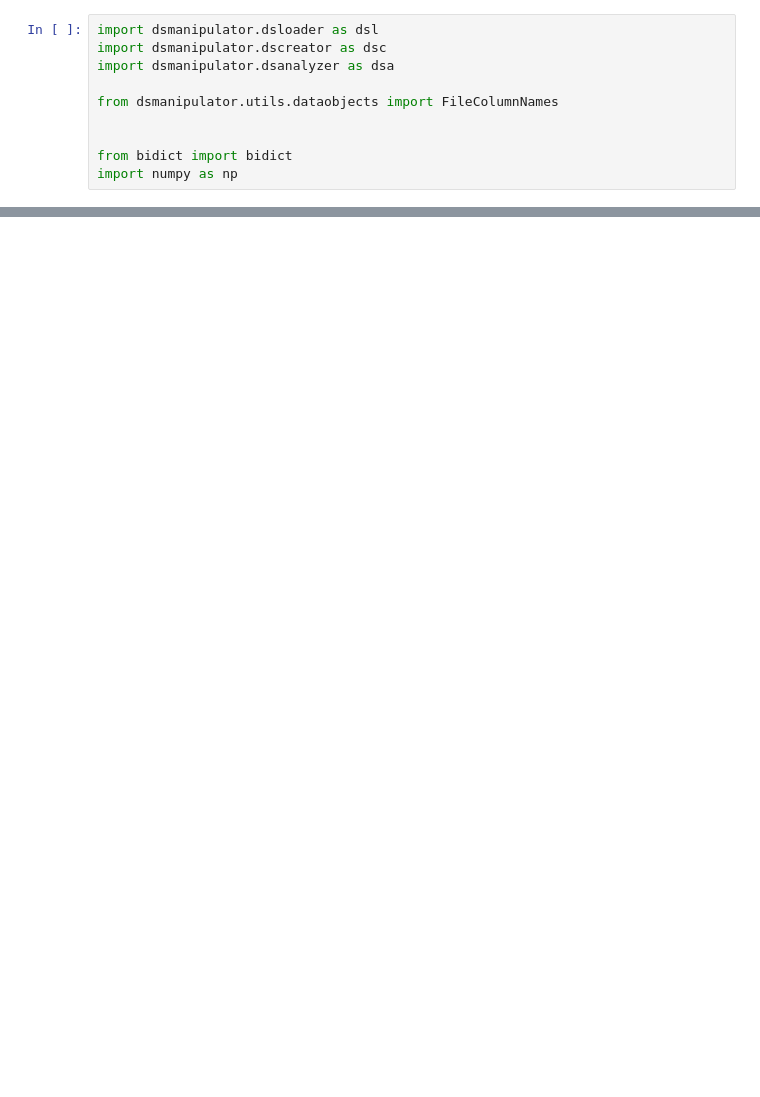
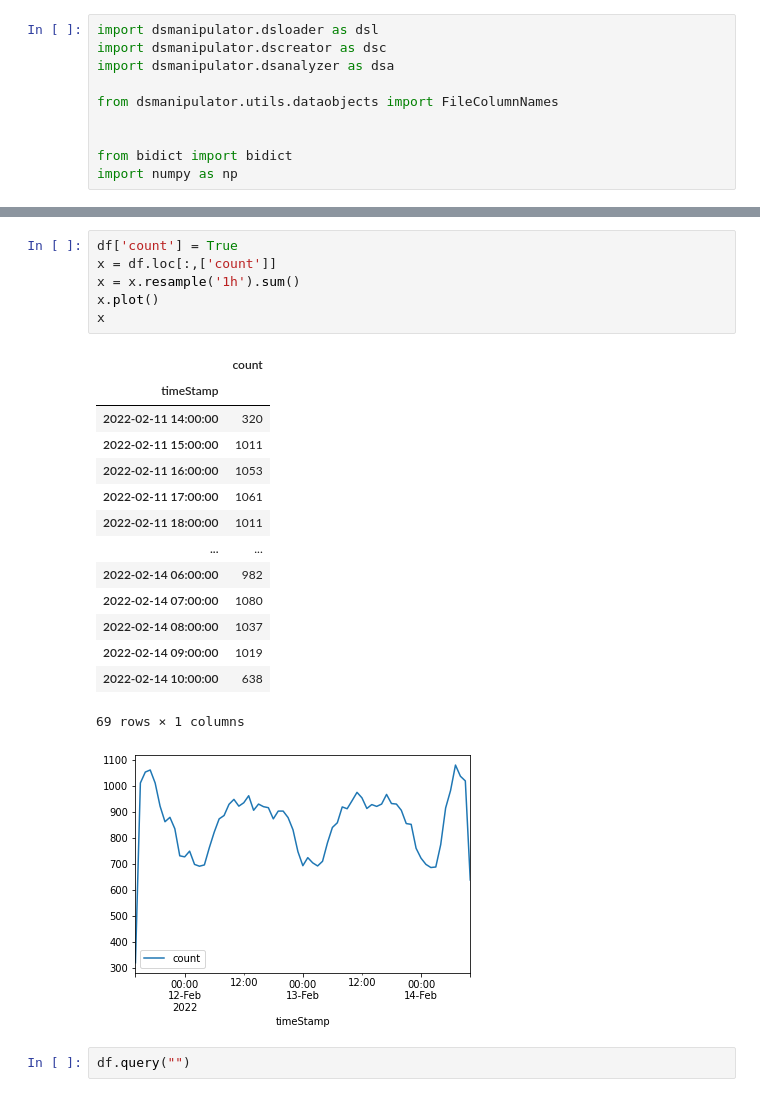
Before and after one commit to ankimme/vut-bp-ics-communication-analyzer, a Jupyter notebook: app.ipynb, the cells around one changed output, grey strips where cells are left out. Cells and saved outputs as stored; diff of their text form; blank space fills up the shorter version.

```diff
--- a/app.ipynb
+++ b/app.ipynb
@@ -69,0 +73,24 @@ df.iloc[:, [0, 2]]
+# %%
+df['count'] = True
+x = df.loc[:,['count']]
+x = x.resample('1h').sum()
+x.plot()
+x
+# %% [output]
+|  | count |
+| timeStamp |  |
+| 2022-02-11 14:00:00 | 320 |
+| 2022-02-11 15:00:00 | 1011 |
+| 2022-02-11 16:00:00 | 1053 |
+| 2022-02-11 17:00:00 | 1061 |
+| 2022-02-11 18:00:00 | 1011 |
+| ... | ... |
+| 2022-02-14 06:00:00 | 982 |
+| 2022-02-14 07:00:00 | 1080 |
+| 2022-02-14 08:00:00 | 1037 |
+| 2022-02-14 09:00:00 | 1019 |
+| 2022-02-14 10:00:00 | 638 |
+69 rows × 1 columns
+[figure, added]
+# %%
+df.query("")
```
Also changed, not shown: parts of 6 cells of this notebook, 3 other files.
